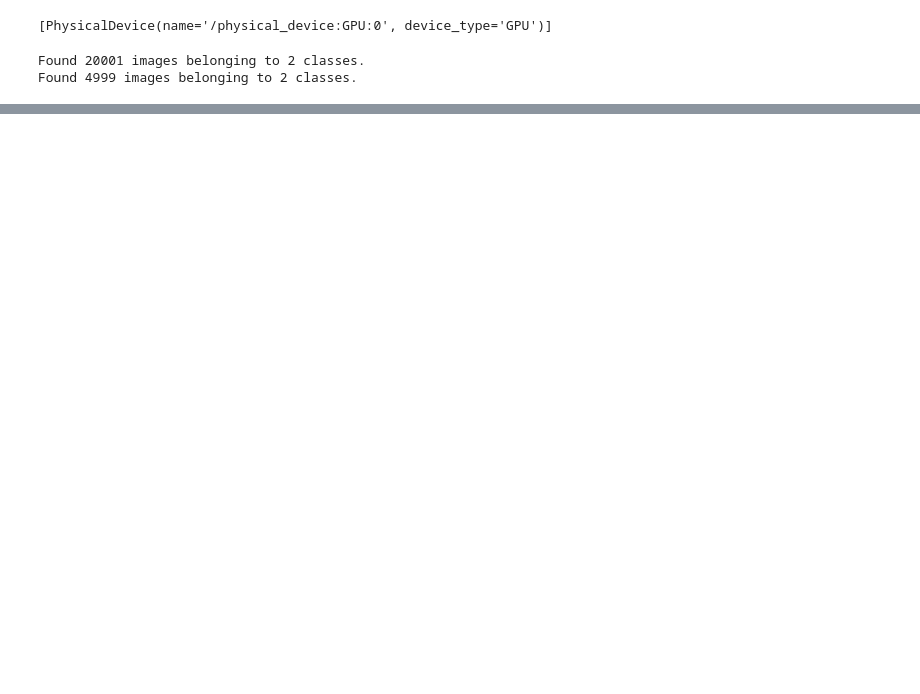
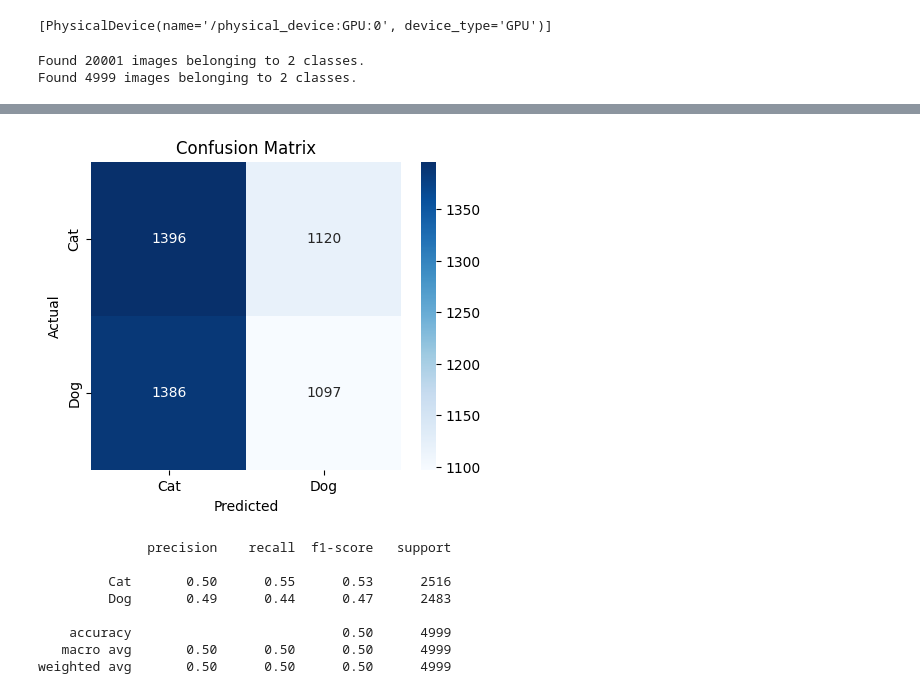
Before and after one commit to LangTowl/dawg-detector, a Jupyter notebook: notebooks/model_generator.ipynb, the cells around one changed output, grey strips where cells are left out. Saved outputs shown, nothing was run; the diff lists cells and outputs as text; code cells hidden in the pictures; blank space fills up the shorter version.

Commit message:
model_generator.ipynb now produces confusion matrix

```diff
--- a/notebooks/model_generator.ipynb
+++ b/notebooks/model_generator.ipynb
@@ -71,7 +74,7 @@ model_checkpoint = callbacks.ModelCheckpoint('best_model.h5', monitor = 'val_los
 # %%
 model.fit(
     train_generator,
-    epochs = 10,
+    epochs = 50,
     callbacks = [early_stopping , model_checkpoint],
     validation_data = test_generator,
     verbose = 2
@@ -133,0 +137,7 @@ Test accuracy: 0.808961808681488
+# %%
+# Get true labels
+true_labels = test_generator.classes
+# %%
+# Get predictions
+pred_probs = model.predict(test_generator)
+pred_labels = (pred_probs > 0.5).astype(int).flatten()
@@ -133,0 +146,23 @@ Test accuracy: 0.808961808681488
+# %%
+# Compute confusion matrix
+cm = confusion_matrix(true_labels, pred_labels)
+# %%
+# Display confusion matrix
+plt.figure(figsize=(5, 4))
+sns.heatmap(cm, annot=True, fmt="d", cmap="Blues", xticklabels=["Cat", "Dog"], yticklabels=["Cat", "Dog"])
+plt.xlabel("Predicted")
+plt.ylabel("Actual")
+plt.title("Confusion Matrix")
+plt.show()
+
+print(classification_report(true_labels, pred_labels, target_names=["Cat", "Dog"]))
+# %% [output]
+[figure, added]
+              precision    recall  f1-score   support
+
+         Cat       0.50      0.55      0.53      2516
+         Dog       0.49      0.44      0.47      2483
+
+    accuracy                           0.50      4999
+   macro avg       0.50      0.50      0.50      4999
+weighted avg       0.50      0.50      0.50      4999
```
Also changed, not shown: parts of 6 cells of this notebook, 1 other file.
